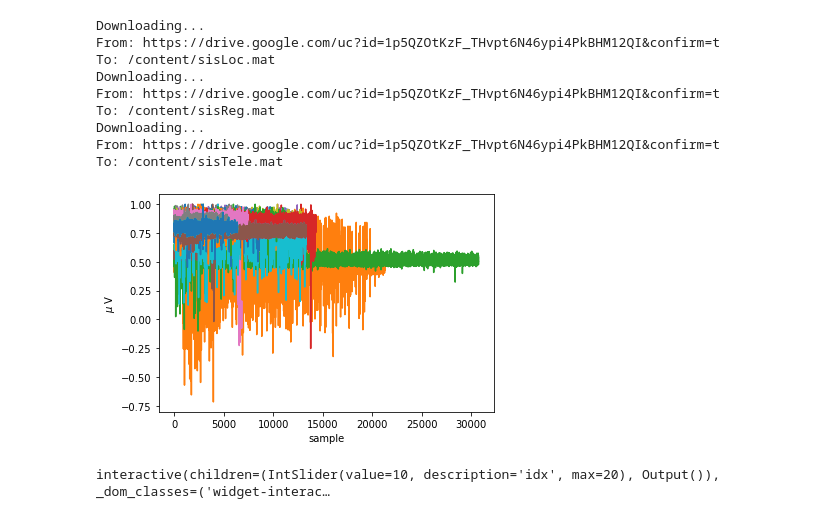
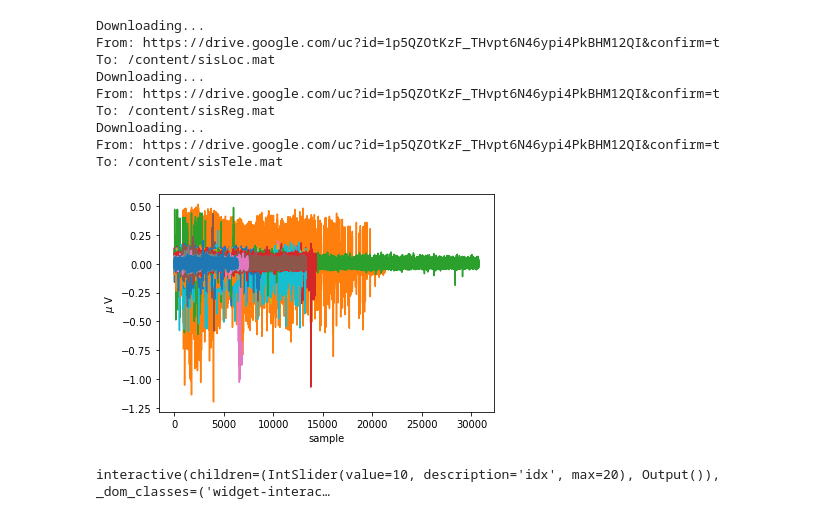
Before and after one commit to cabb1808/miniproyecto1, a Jupyter notebook: miniproyecto1.ipynb, the cells around one changed output. Saved outputs shown, nothing was run; the diff lists cells and outputs as text; code cells hidden in the pictures.

```diff
--- a/miniproyecto1.ipynb
+++ b/miniproyecto1.ipynb
@@ -52,35 +53,36 @@ data_local = sc.loadmat('sisLoc.mat')
 data_regio = sc.loadmat('sisReg.mat')
 data_tele = sc.loadmat('sisTele.mat')
 
 data_local.keys() # variables del diccionario
 
 Y = data_local['Y']
 fs = data_local['fs'][0][0]
 
 
 #Eliminar valores en cero
 Y_L=[]
 for i in range(len(Y)):
   if Y[i][-1] == 0:
     c=0
     for j in range(1,len(Y[i])):
       if Y[i][-j] != 0:
         break
       else:
         c=c+1
     Y_L.append(Y[i][0:(len(Y[i])-c)])
   else:
     Y_L.append(Y[i][:])
 
-
+#eliminamos media y graficamos
 
 for i in range(len(Y_L)):
+  Y_L[i]=Y_L[i]-np.mean(Y_L[i])
   plt.plot(Y_L[i].T)
 plt.xlabel('sample')
 plt.ylabel('$\mu$ V')
 plt.show()
 # %% [output]
-[figure, old version]
+[figure, new version]
 # %%
 @interact(idx = (0,20,1))
 
```
Also changed, not shown: parts of 8 cells of this notebook.
